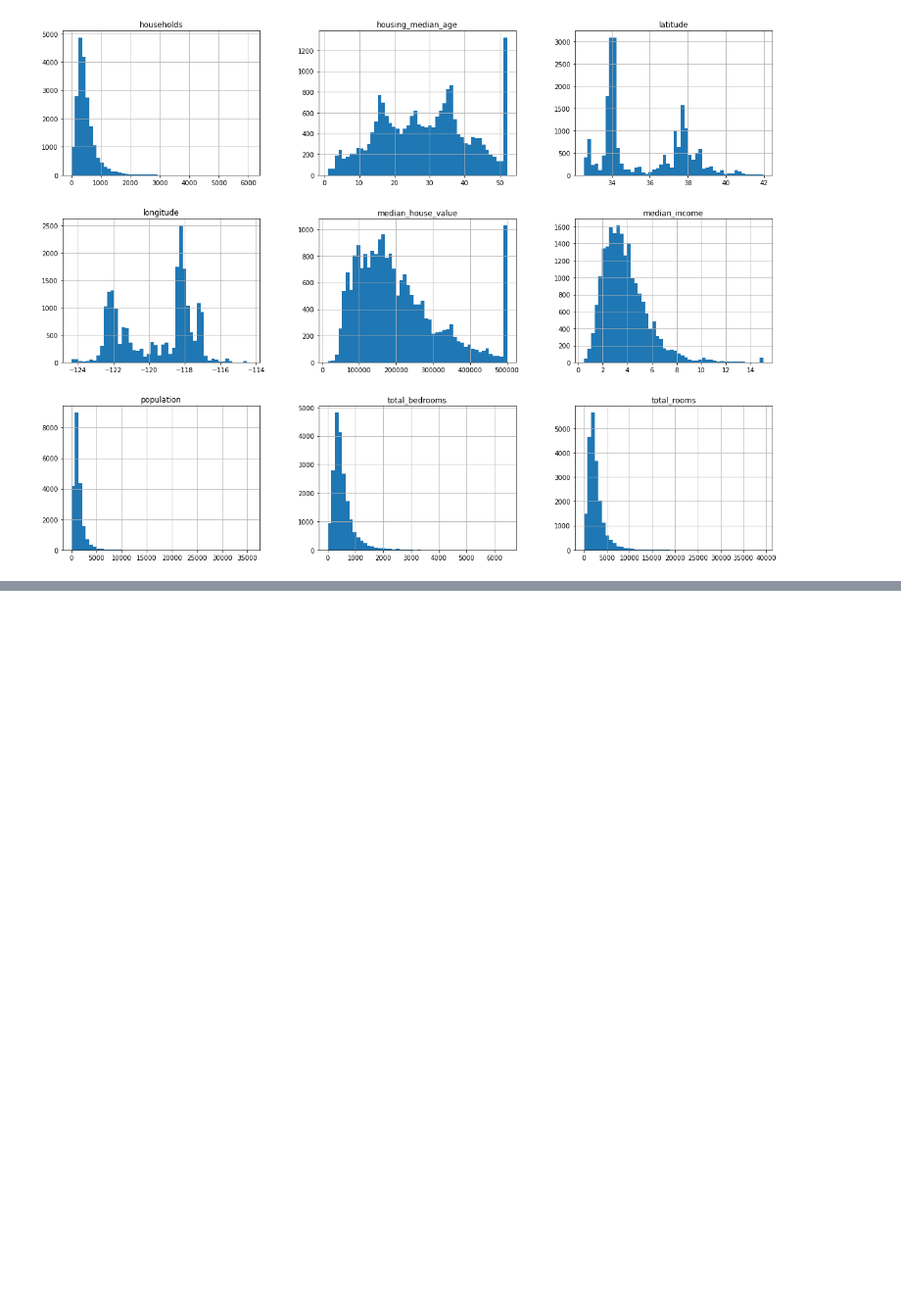
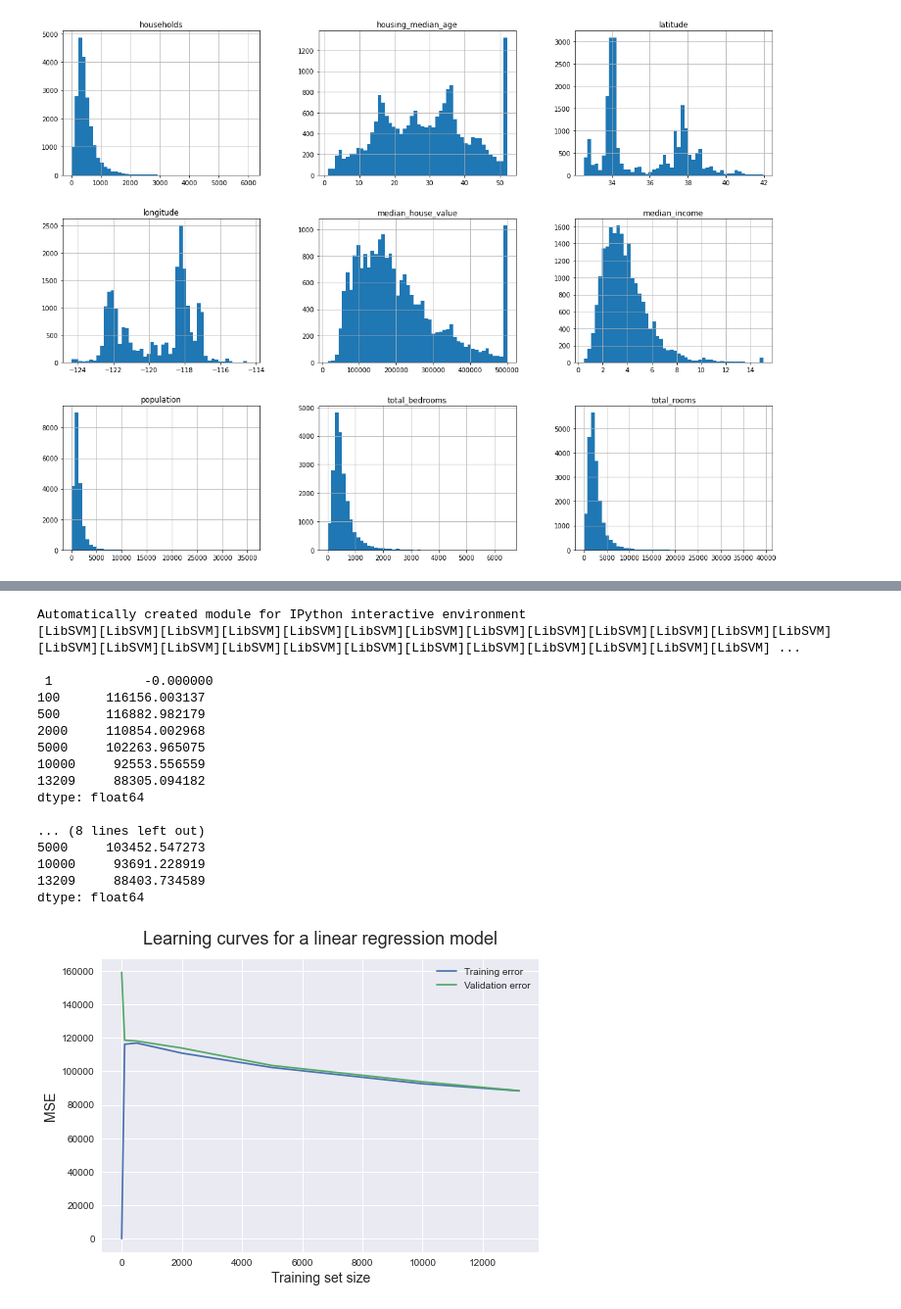
Before and after one commit to tranduckhoatcu/Hands-On-Machine-Learning-with-Scikit-Learn-Keras-and-TensorFlow, a Jupyter notebook: Chapter 5/SVM on California Housing Dataset.ipynb, the cells around one changed output, grey strips where cells are left out. Shown: that part at 98% size. Drawn from its saved outputs; the diff is of its cells as text; code cells hidden in the pictures; blank space fills up the shorter version.

```diff
--- a/Chapter 5/SVM on California Housing Dataset.ipynb
+++ b/Chapter 5/SVM on California Housing Dataset.ipynb
@@ -281,0 +337,21 @@ int( 2.491220e+09)
+# %%
+plot_learning_curve(SVR(kernel='poly',verbose=True,**grid_search.best_params_),test_housing_prepared,test_housing_label,train_size)
+# %% [output]
+Automatically created module for IPython interactive environment
+[LibSVM][LibSVM][LibSVM][LibSVM][LibSVM][LibSVM][LibSVM][LibSVM][LibSVM][LibSVM][LibSVM][LibSVM][LibSVM][LibSVM][LibSVM][LibSVM][LibSVM][LibSVM][LibSVM][LibSVM][LibSVM][LibSVM][LibSVM][LibSVM][LibSVM] ...
+
+ 1            -0.000000
+100      116156.003137
+500      116882.982179
+2000     110854.002968
+5000     102263.965075
+10000     92553.556559
+13209     88305.094182
+dtype: float64
+
+... (8 lines left out)
+5000     103452.547273
+10000     93691.228919
+13209     88403.734589
+dtype: float64
+[figure, added]
```
Also changed, not shown: parts of 28 cells of this notebook.
